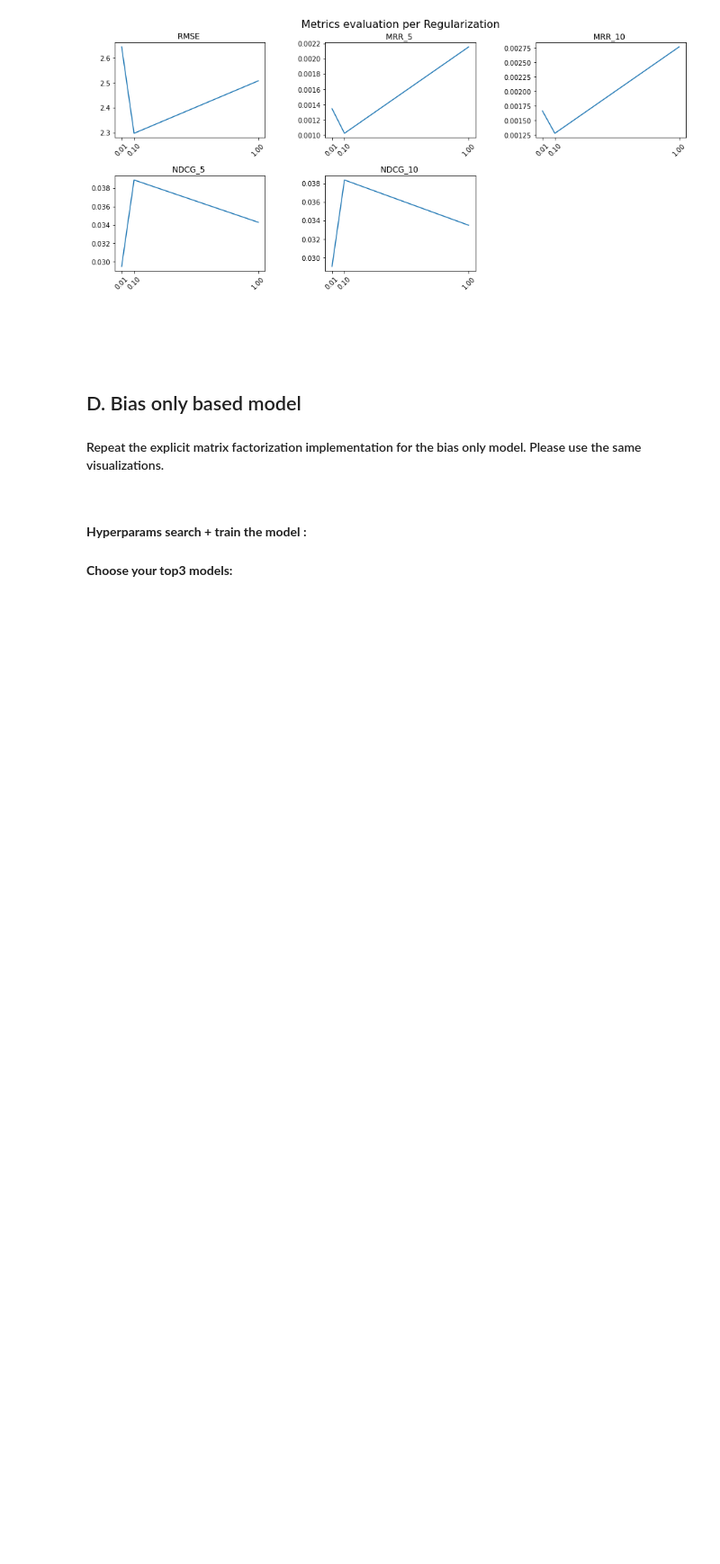
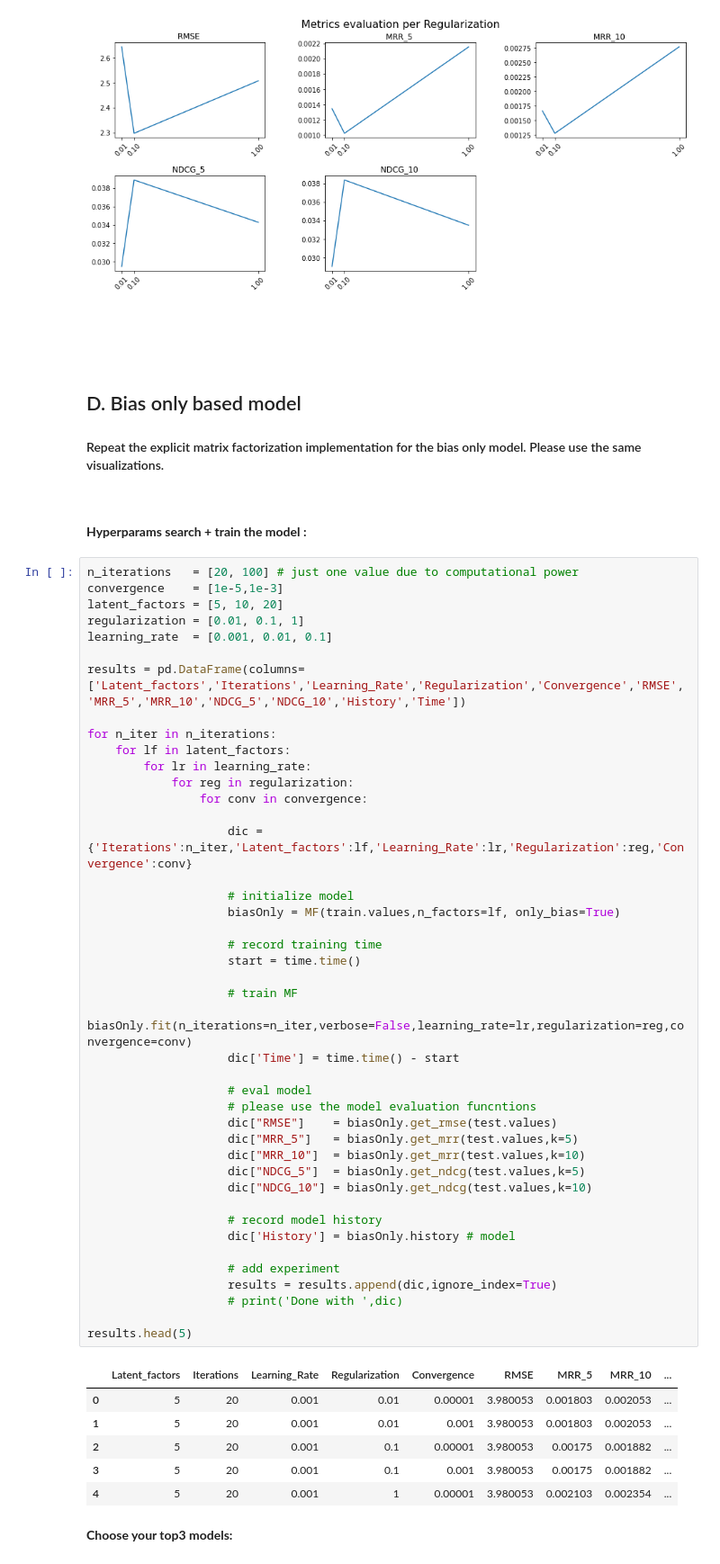
Before and after one commit to tsalex1992/Recommendation-Systems, a Jupyter notebook: HW1/Assignment1.ipynb, the cells around one changed output. Shown at 90% size. Cells and saved outputs as stored; diff of their text form; blank space fills up the shorter version.

```diff
--- a/HW1/Assignment1.ipynb
+++ b/HW1/Assignment1.ipynb
@@ -928,5 +964,55 @@ plotMetric(results,'Regularization')
 <br>
 # %% [markdown]
 **Hyperparams search + train the model :**
+# %%
+n_iterations   = [20, 100] # just one value due to computational power
+convergence    = [1e-5,1e-3]
+latent_factors = [5, 10, 20]
+regularization = [0.01, 0.1, 1]
+learning_rate  = [0.001, 0.01, 0.1]
+
+results = pd.DataFrame(columns=['Latent_factors','Iterations','Learning_Rate','Regularization','Convergence','RMSE','MRR_5','MRR_10','NDCG_5','NDCG_10','History','Time'])
+
+for n_iter in n_iterations:
+    for lf in latent_factors:
+        for lr in learning_rate:
+            for reg in regularization:
+                for conv in convergence:
+
+                    dic = {'Iterations':n_iter,'Latent_factors':lf,'Learning_Rate':lr,'Regularization':reg,'Convergence':conv}
+
+                    # initialize model
+                    biasOnly = MF(train.values,n_factors=lf, only_bias=True)
+
+                    # record training time
+                    start = time.time()
+
+                    # train MF
+                    biasOnly.fit(n_iterations=n_iter,verbose=False,learning_rate=lr,regularization=reg,convergence=conv)
+                    dic['Time'] = time.time() - start
+
+                    # eval model
+                    # please use the model evaluation funcntions
+                    dic["RMSE"]    = biasOnly.get_rmse(test.values)
+                    dic["MRR_5"]   = biasOnly.get_mrr(test.values,k=5)
+                    dic["MRR_10"]  = biasOnly.get_mrr(test.values,k=10)
+                    dic["NDCG_5"]  = biasOnly.get_ndcg(test.values,k=5)
+                    dic["NDCG_10"] = biasOnly.get_ndcg(test.values,k=10)
+
+                    # record model history
+                    dic['History'] = biasOnly.history # model
+
+                    # add experiment
+                    results = results.append(dic,ignore_index=True)
+                    # print('Done with ',dic)
+
+results.head(5)
+# %% [output]
+|  | Latent_factors | Iterations | Learning_Rate | Regularization | Convergence | RMSE | MRR_5 | MRR_10 | ... |
+| 0 | 5 | 20 | 0.001 | 0.01 | 0.00001 | 3.980053 | 0.001803 | 0.002053 | ... |
+| 1 | 5 | 20 | 0.001 | 0.01 | 0.001 | 3.980053 | 0.001803 | 0.002053 | ... |
+| 2 | 5 | 20 | 0.001 | 0.1 | 0.00001 | 3.980053 | 0.00175 | 0.001882 | ... |
+| 3 | 5 | 20 | 0.001 | 0.1 | 0.001 | 3.980053 | 0.00175 | 0.001882 | ... |
+| 4 | 5 | 20 | 0.001 | 1 | 0.00001 | 3.980053 | 0.002103 | 0.002354 | ... |
 # %% [markdown]
 **Choose your top3 models:**
```
Also changed, not shown: parts of 7 cells of this notebook.
